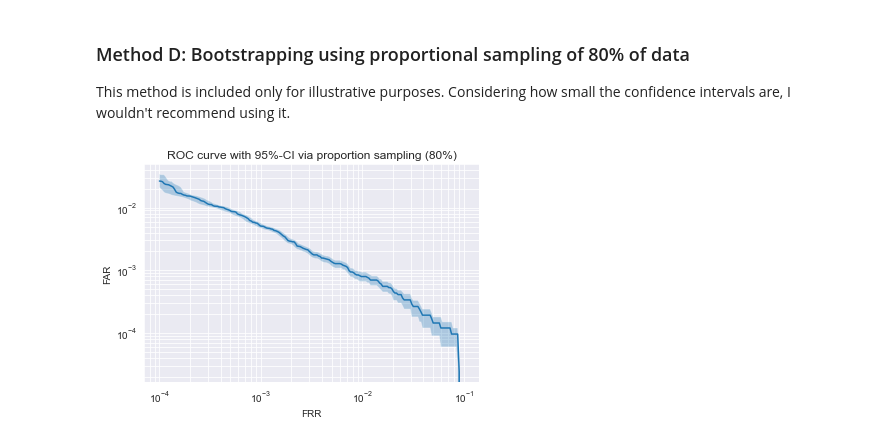
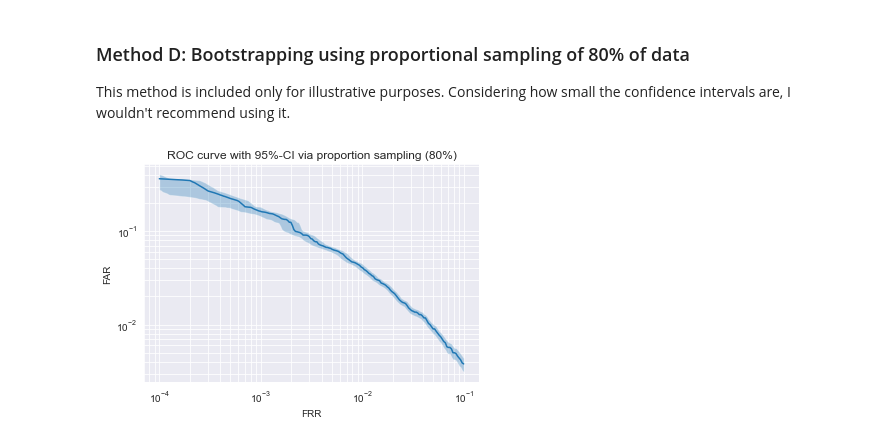
Before and after one commit to martinsbruveris/score-analysis, a Jupyter notebook: notebooks/roc-curve-with-ci.ipynb, the cells around one changed output. Cells and saved outputs as stored; diff of their text form; code cells hidden in the pictures.

```diff
--- a/notebooks/roc-curve-with-ci.ipynb
+++ b/notebooks/roc-curve-with-ci.ipynb
@@ -62,6 +37,6 @@ EER: 0.239%. 95%-CI: (0.213%, 0.269%)
 # %%
-fnr = np.logspace(-4, -1, 200)
-threshold = scores.threshold_at_fnr(fnr)
+fnr_init = np.logspace(-4, -1, 200)
+threshold = scores.threshold_at_fnr(fnr_init)
 fpr = scores.fpr(threshold)
 fnr = scores.fnr(threshold)
 # %%
@@ -79,15 +54,15 @@ plt.show()
 # %% [markdown]
 ## ROC curve with confidence intervals
-# %%
-def fpr_at_fnr(scores: Scores, fnr: np.ndarray) -> np.ndarray:
-    """
-    Calculates FPR at given FNR.
-
-    Used it to vectorize bootstrapping.
-    """
-    threshold = scores.threshold_at_fnr(fnr)
-    fpr = scores.fpr(threshold)
-    return fpr
+# %%
+def fpr_at_fnr(scores: Scores, fnr: np.ndarray) -> np.ndarray:
+    """
+    Calculates FPR at given FNR.
+
+    Used to vectorize bootstrapping.
+    """
+    threshold = scores.threshold_at_fnr(fnr)
+    fpr = scores.fpr(threshold)
+    return fpr
 # %% [markdown]
 ### Method A: Regular bootstrap via replacement sampling
 # %%
@@ -204,16 +195,17 @@ fpr_ci = scores.bootstrap_ci(
     method="proportion",
     ratio=0.8,
 )
+lower, upper = fpr_ci[:, 0], fpr_ci[:, 1]
 # %%
 plt.figure()
 plt.plot(fnr, fpr)
-plt.fill_between(fnr, fpr_ci[:, 0], fpr_ci[:, 1], alpha=.3)
+plt.fill_between(fnr, lower, upper, alpha=.3)
 plt.xscale("log")
 plt.yscale("log")
 plt.grid(which="both")
 plt.xlabel("FRR")
 plt.ylabel("FAR")
 plt.title("ROC curve with 95%-CI via proportion sampling (80%)")
 plt.show()
 # %% [output]
-[figure, old version]
+[figure, new version]
```
Also changed, not shown: parts of 25 cells of this notebook, 4 other files.
